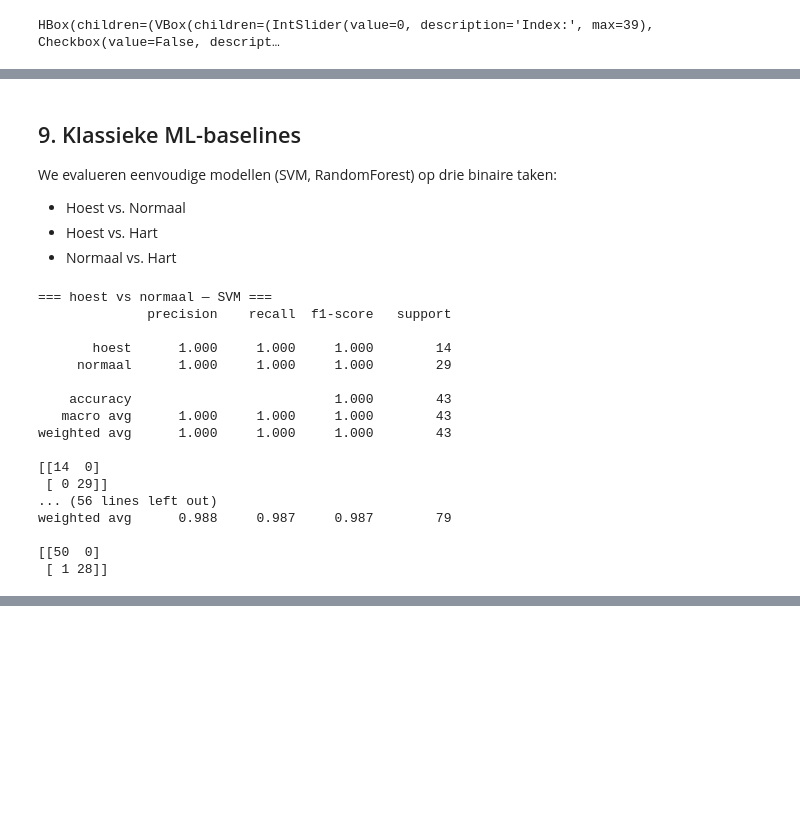
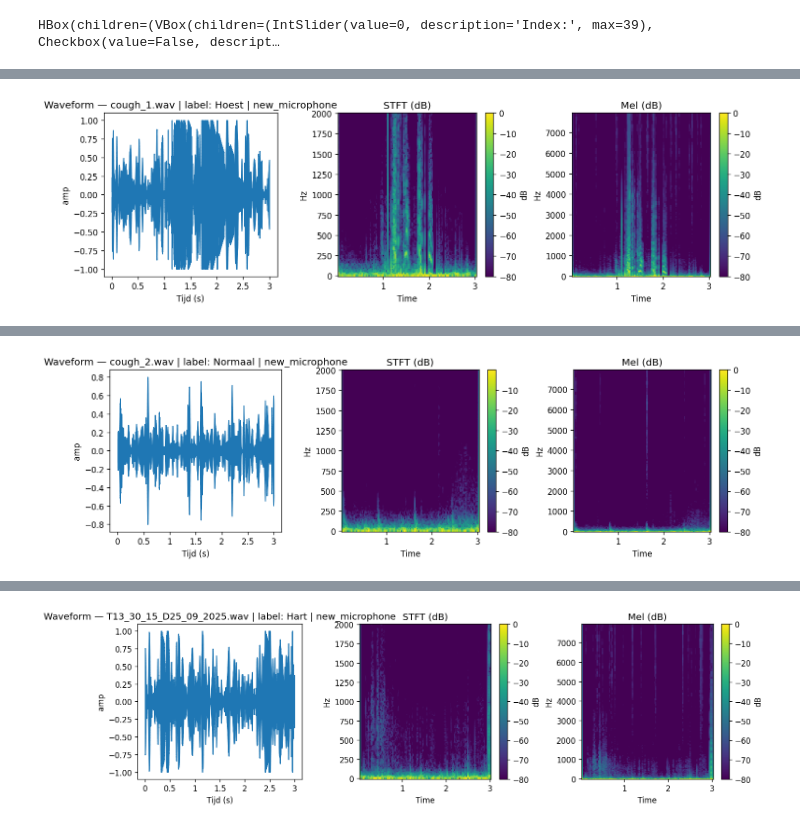
Before and after one commit to EsmeeK1/Lungsound-Annotation-Tool, a Jupyter notebook: experiments/EDA_report.ipynb, the cells around one changed output, grey strips where cells are left out. Saved outputs shown, nothing was run; the diff lists cells and outputs as text; code cells hidden in the pictures; blank space fills up the shorter version.

```diff
--- a/experiments/EDA_report.ipynb
+++ b/experiments/EDA_report.ipynb
@@ -216,7 +0,0 @@ for _, r in pd.concat([row_nieuw, row_oud]).iterrows():
-# %%
-# Plot 1 "normaal" voorbeeld met oude microfoon en 1 met nieuwe microfoon
-row_nieuw = df_files[(df_files["label"] == "normaal") & (df_files["mic"] == "nieuw")].head(1)
-row_oud   = df_files[(df_files["label"] == "normaal") & (df_files["mic"] == "oud")].head(1)
-
-for _, r in pd.concat([row_nieuw, row_oud]).iterrows():
-    plot_quicklook(r["abspath"], r["label"], r["mic"], sec=5.0)
@@ -542,7 +341,0 @@ plt.show()
-# %% [markdown]
-## 9. Klassieke ML-baselines
-
-We evalueren eenvoudige modellen (SVM, RandomForest) op drie binaire taken:
-- Hoest vs. Normaal
-- Hoest vs. Hart
-- Normaal vs. Hart
@@ -595,23 +342,23 @@ def run_pairwise_baseline(df_feat: pd.DataFrame, a: str, b: str, model="svm"):
-# %%
-for mdl in ["svm","rf"]:
-    run_pairwise_baseline(df_feat, "hoest",   "normaal", model=mdl)
-    run_pairwise_baseline(df_feat, "hoest",   "hart",    model=mdl)
-    run_pairwise_baseline(df_feat, "normaal", "hart",    model=mdl)
-# %% [output]
-=== hoest vs normaal — SVM ===
-              precision    recall  f1-score   support
-
-       hoest      1.000     1.000     1.000        14
-     normaal      1.000     1.000     1.000        29
-
-    accuracy                          1.000        43
-   macro avg      1.000     1.000     1.000        43
-weighted avg      1.000     1.000     1.000        43
-
-[[14  0]
- [ 0 29]]
-... (56 lines left out)
-weighted avg      0.988     0.987     0.987        79
-
-[[50  0]
- [ 1 28]]
+# %%
+def show_segment(row_seg: pd.Series, apply_filter=False, low=50.0, high=2000.0, order=4, zero_phase=True):
+    y, sr = load_audio_cached(row_seg["path"])
+    y_seg = slice_seconds(y, sr, row_seg["t_start"], row_seg["t_end"])
+    if apply_filter:
+        y_seg = bandpass_filter(y_seg, fs=sr, fc=(low, min(high, sr/2-1.0)), order=order, zero_phase=zero_phase)
+    label = ", ".join(row_seg["labels"])
+    title = f"{Path(row_seg['path']).name} | label: {label} | {row_seg['mic']}"
+    plot_triplet(y_seg, sr, title_prefix=title, fmax=min(high, sr/2.0) if apply_filter else 2000.0)
+    display(Audio(y_seg, rate=sr))
+
+# Plot één segment van elk type: coughing, normal, heartsounds
+
+row_cough = df_segs[df_segs["labels"].apply(lambda x: "Hoest" in x)].iloc[0]
+show_segment(row_cough, apply_filter=False)
+
+row_normal = df_segs[df_segs["labels"].apply(lambda x: "Normaal" in x)].iloc[0]
+show_segment(row_normal, apply_filter=False)
+
+row_heart = df_segs[df_segs["labels"].apply(lambda x: "Hart" in x)].iloc[0]
+show_segment(row_heart, apply_filter=False)
+# %% [output]
+[figure, added]
@@ -617,0 +366 @@ weighted avg      0.988     0.987     0.987        79
+[figure, added]
@@ -617,0 +368 @@ weighted avg      0.988     0.987     0.987        79
+[figure, added]
```
Also changed, not shown: parts of 35 cells of this notebook, 1 other file.
